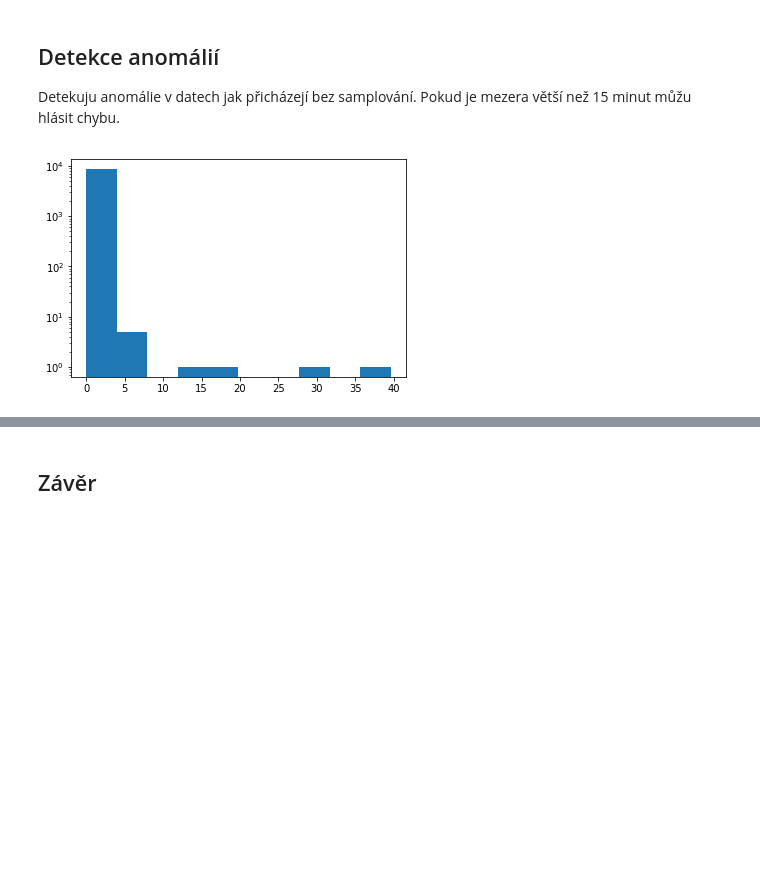
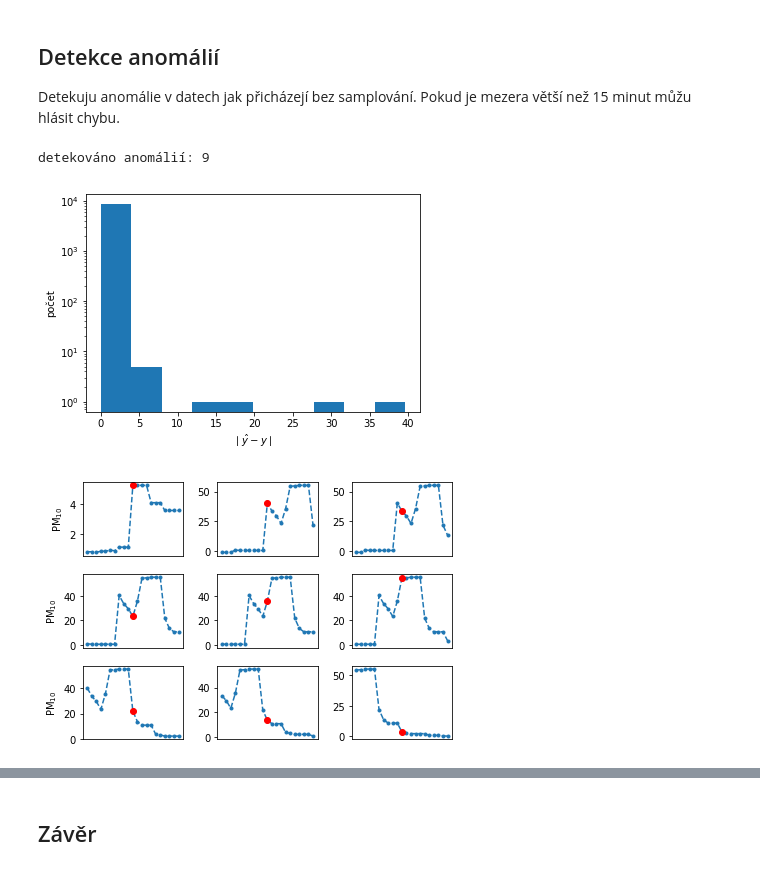
Before and after one commit to podondra/lampy, a Jupyter notebook: analyza.ipynb, the cells around one changed output, grey strips where cells are left out. Drawn from its saved outputs; the diff is of its cells as text; code cells hidden in the pictures; blank space fills up the shorter version.

```diff
--- a/analyza.ipynb
+++ b/analyza.ipynb
@@ -444,16 +460,23 @@ Detekuju anomálie v datech jak přicházejí bez samplování. Pokud je mezera
 # %%
 linear = linear_model.LinearRegression()
 X_tr_trans, y_tr_trans = data.transform_dataset(X_tr, y_tr, best_window)
 X_val_trans, y_val_trans = data.transform_dataset(X_val, y_val, best_window)
 linear.fit(X_tr_trans, y_tr_trans)
 
 y_pred = linear.predict(X_val_trans)
 y_delta = np.abs(y_val_trans - y_pred)
 
-ax = plt.axes()
-_, bins, _ = ax.hist(y_delta)
-ax.set_yscale('log')
+plot.plot_delta_hist(y_delta)
+plt.savefig('img/delta_histogram.svg')
 
+_, bins = np.histogram(y_delta)
 threshold = bins[1]
+
+anomalies = y_delta > threshold
+print('detekováno anomálií:', anomalies.sum())
+plot.plot_anomalies(anomalies, y_val_trans)
+plt.savefig('img/anomalies.svg')
 # %% [output]
+detekováno anomálií: 9
-[figure, old version]
+[figure, new version]
+[figure, added]
```
Also changed, not shown: parts of 21 cells of this notebook, 18 other files.
